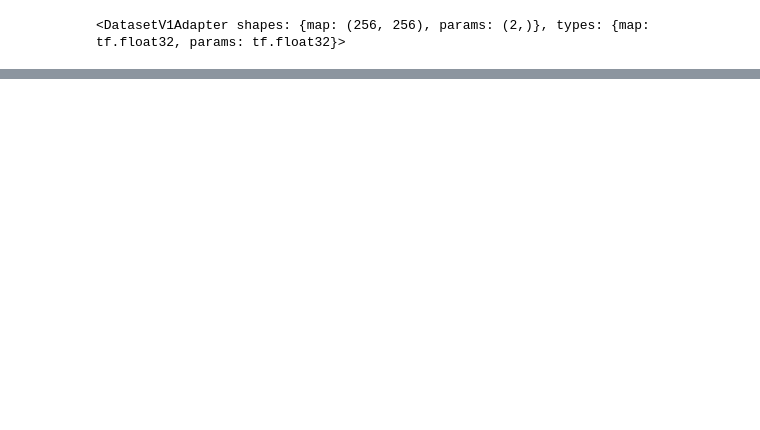
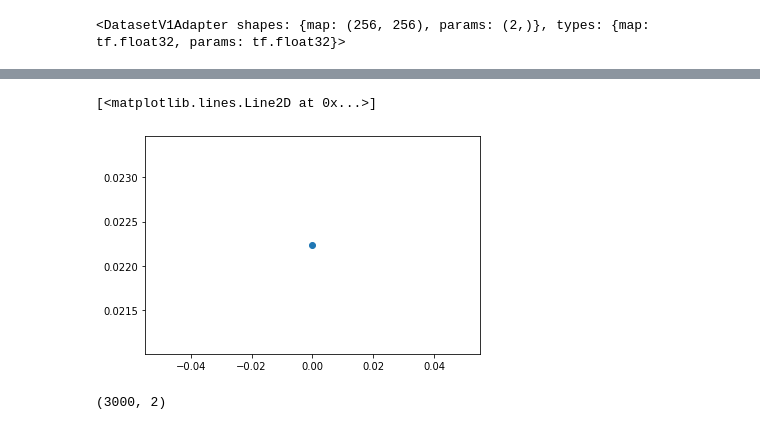
Before and after one commit to liuxx479/Outlier, a Jupyter notebook: notebooks/ResNet.ipynb, the cells around one changed output, grey strips where cells are left out. Cells and saved outputs as stored; diff of their text form; code cells hidden in the pictures; blank space fills up the shorter version.

```diff
--- a/notebooks/ResNet.ipynb
+++ b/notebooks/ResNet.ipynb
@@ -111,2 +132,17 @@ Trainable params: 49,218
 Non-trainable params: 768
 __________________________________________________________________________________________________
+# %%
+checkpoint_file = os.path.join(model_path+'/weights.{epoch:02d}-{val_loss:.2f}.hdf5')
+ckpt_callback   = keras.callbacks.ModelCheckpoint(filepath=checkpoint_file, monitor='val_loss')
+hists = []
+# %%
+def newest(path):
+    files = os.listdir(path)
+    paths = [os.path.join(path, basename) for basename in files]
+    try:
+        return max(paths, key=os.path.getctime)
+    except:
+        return None
+# %%
+latest_file=newest(model_path)
+print(latest_file)
@@ -113,11 +151,10 @@ ________________________________________________________________________________
 # %%
-# callbacks = [
-# # Write TensorBoard logs to `./logs` directory
-#     keras.callbacks.TensorBoard(log_dir='./log/{}'.format(dt.datetime.now().strftime("%Y-%m-%d-%H-%M-%S")), write_images=True),
-# ]
-res_net_model.compile(optimizer=keras.optimizers.Adam(),loss='mse',metrics=['mse'])
-res_net_model.fit(train_dataset, epochs=3, steps_per_epoch=200,
-              validation_data=val_dataset,verbose=1,
-              validation_steps=3)#, callbacks=callbacks)
+callbacks     = [ckpt_callback]
+if latest_file is None:
+    res_net_model.compile(optimizer=keras.optimizers.Adam(),loss='mse',metrics=['mse'])
+else:
+    res_net_model = keras.models.load_model(latest_file)
+history = res_net_model.fit(train_dataset, epochs=1, steps_per_epoch=200,validation_data=val_dataset,verbose=1,validation_steps=3, callbacks=callbacks)
+hists.append(history)
 # %% [output]
 Train for 200 steps, validate for 3 steps
@@ -124,0 +162,5 @@ Epoch 1/3
+# %%
+plt.plot(history.history['mse'], marker='o')
+# %% [output]
+[<matplotlib.lines.Line2D at 0x...>]
+[figure, added]
@@ -124,0 +169,4 @@ Epoch 1/3
+# %%
+predictions.shape
+# %% [output]
+(3000, 2)
```
Also changed, not shown: parts of 22 cells of this notebook.
